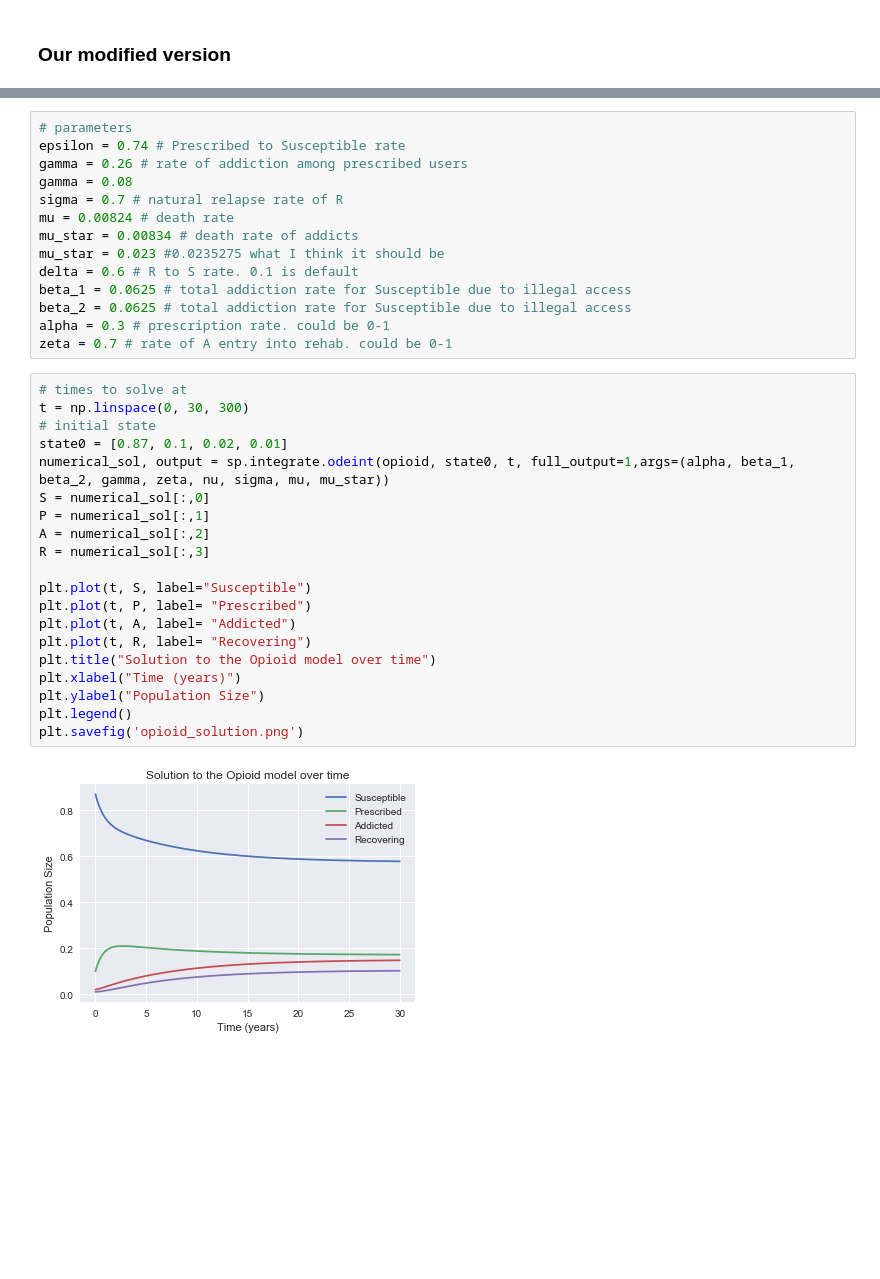
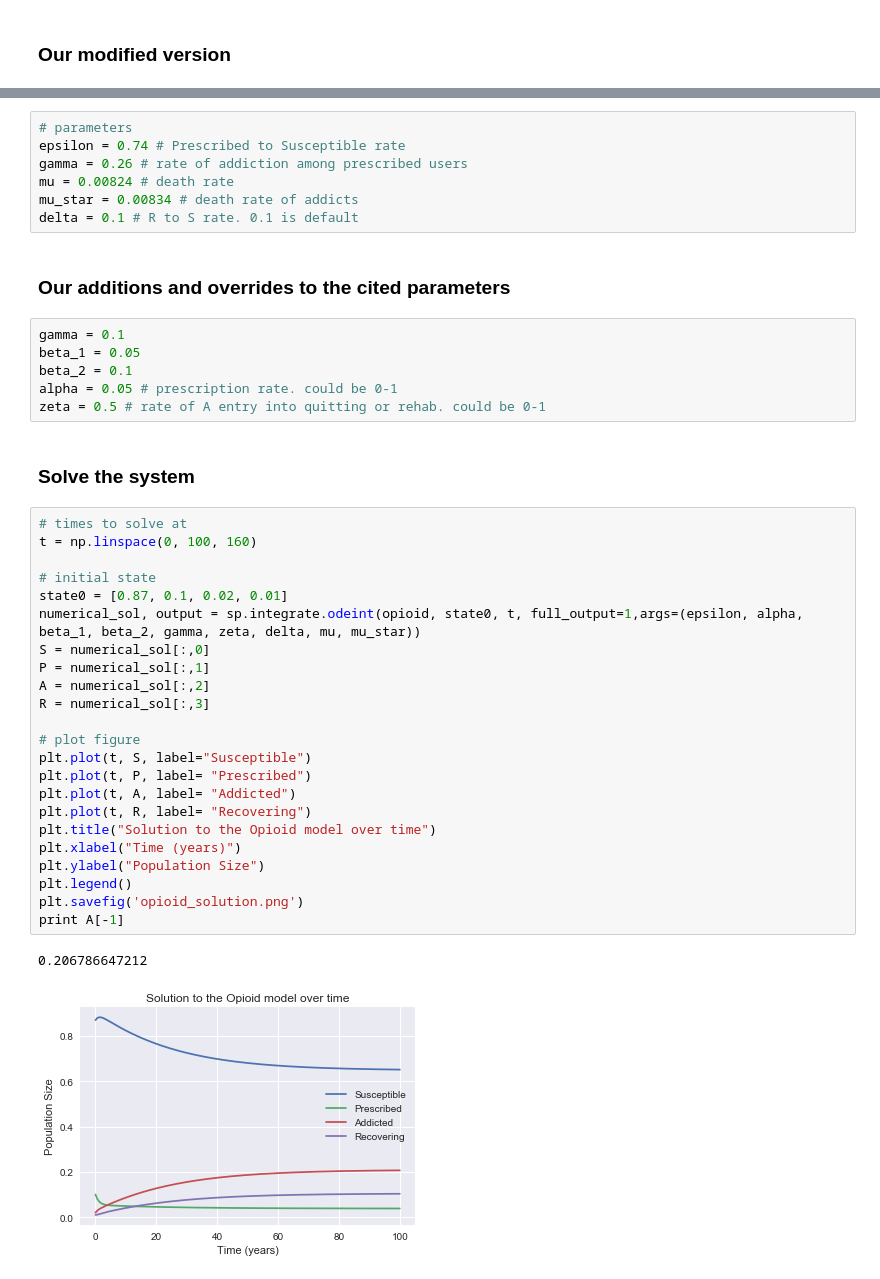
Before and after one commit to lauraware/am205project, a Jupyter notebook: Solving the system.ipynb, the cells around one changed output, grey strips where cells are left out. Saved outputs shown, nothing was run; the diff lists cells and outputs as text; blank space fills up the shorter version.

```diff
--- a/Solving the system.ipynb
+++ b/Solving the system.ipynb
@@ -51,35 +60,42 @@ def opioid(state, t, alpha, beta_1, beta_2, gamma, zeta, delta, sigma, mu, mu_st
 # parameters
 epsilon = 0.74 # Prescribed to Susceptible rate
 gamma = 0.26 # rate of addiction among prescribed users
-gamma = 0.08
-sigma = 0.7 # natural relapse rate of R
 mu = 0.00824 # death rate
 mu_star = 0.00834 # death rate of addicts
-mu_star = 0.023 #0.0235275 what I think it should be
-delta = 0.6 # R to S rate. 0.1 is default
-beta_1 = 0.0625 # total addiction rate for Susceptible due to illegal access
-beta_2 = 0.0625 # total addiction rate for Susceptible due to illegal access
-alpha = 0.3 # prescription rate. could be 0-1
-zeta = 0.7 # rate of A entry into rehab. could be 0-1
+delta = 0.1 # R to S rate. 0.1 is default
+# %% [markdown]
+### Our additions and overrides to the cited parameters
+# %%
+gamma = 0.1
+beta_1 = 0.05
+beta_2 = 0.1
+alpha = 0.05 # prescription rate. could be 0-1
+zeta = 0.5 # rate of A entry into quitting or rehab. could be 0-1
+# %% [markdown]
+### Solve the system
 # %%
 # times to solve at
-t = np.linspace(0, 30, 300)
+t = np.linspace(0, 100, 160)
+
 # initial state
 state0 = [0.87, 0.1, 0.02, 0.01]
-numerical_sol, output = sp.integrate.odeint(opioid, state0, t, full_output=1,args=(alpha, beta_1, beta_2, gamma, zeta, nu, sigma, mu, mu_star))
+numerical_sol, output = sp.integrate.odeint(opioid, state0, t, full_output=1,args=(epsilon, alpha, beta_1, beta_2, gamma, zeta, delta, mu, mu_star))
 S = numerical_sol[:,0]
 P = numerical_sol[:,1]
 A = numerical_sol[:,2]
 R = numerical_sol[:,3]
 
+# plot figure
 plt.plot(t, S, label="Susceptible")
 plt.plot(t, P, label= "Prescribed")
 plt.plot(t, A, label= "Addicted")
 plt.plot(t, R, label= "Recovering")
 plt.title("Solution to the Opioid model over time")
 plt.xlabel("Time (years)")
 plt.ylabel("Population Size")
 plt.legend()
 plt.savefig('opioid_solution.png')
+print A[-1]
 # %% [output]
+0.206786647212
-[figure, old version]
+[figure, new version]
```
Also changed, not shown: parts of 18 cells of this notebook, 3 other files.
